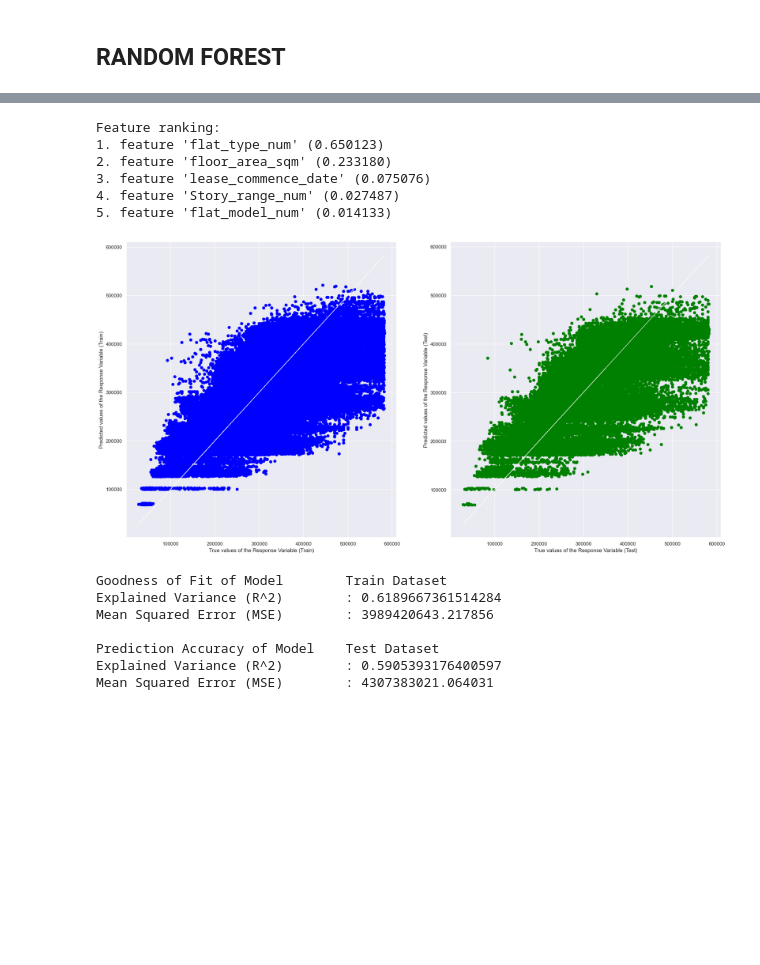
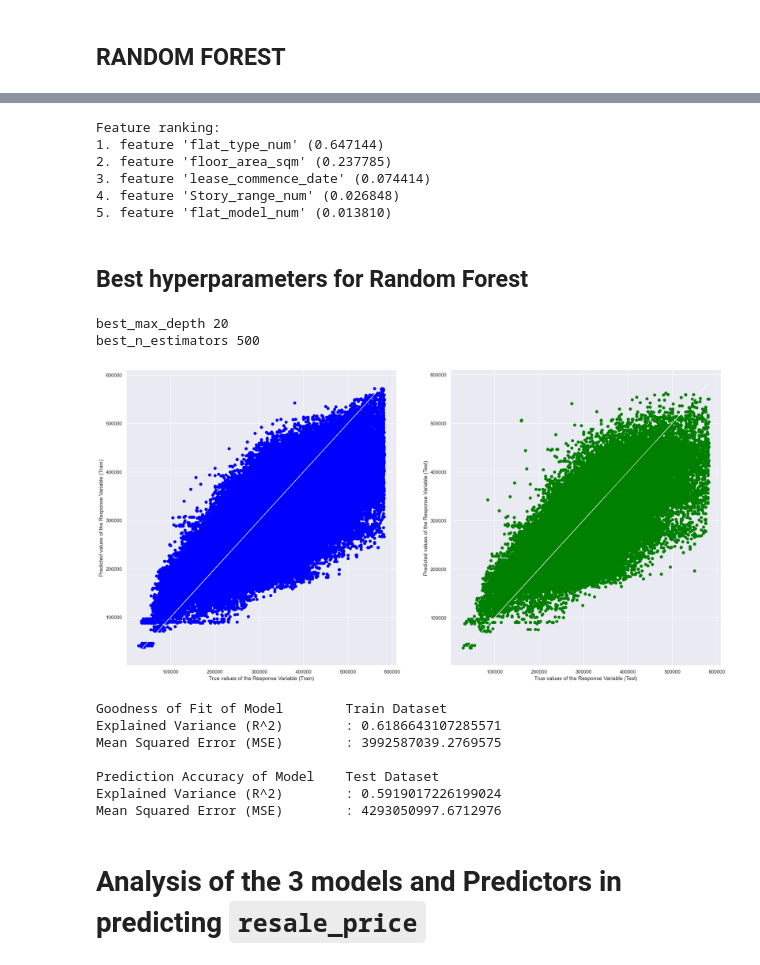
Before and after one commit to shunpingong/SC1015-Project, a Jupyter notebook: Gradient Boosting and Lasso Regression and Random Forest.ipynb, the cells around one changed output, grey strips where cells are left out. Cells and saved outputs as stored; diff of their text form; code cells hidden in the pictures; blank space fills up the shorter version.

```diff
--- a/Gradient Boosting and Lasso Regression and Random Forest.ipynb
+++ b/Gradient Boosting and Lasso Regression and Random Forest.ipynb
@@ -338,7 +371,7 @@ Mean Squared Error (MSE)        : 4474610364.289704
 # %%
 # Import Required Libraries
 from sklearn.ensemble import RandomForestRegressor
-from sklearn.model_selection import train_test_split
+from sklearn.model_selection import train_test_split,GridSearchCV
 
 # Concatenate the numerical and categorical variables
 X = CombinedDataCleaned.iloc[:, 0:5] # get columns 0 to 4
@@ -347,19 +380,36 @@ y = CombinedDataCleaned['resale_price']
 # Split the Dataset into Train and Test Sets
 X_train, X_test, y_train, y_test = train_test_split(X, y, test_size=0.2, random_state=42)
 
-# Define the Random Forest Model and Train It
-rf = RandomForestRegressor(n_estimators=100, random_state=42)
-rf.fit(X_train, y_train)
+# Define hyperparameters to tune
+param_grid = {
+    'max_depth': [5, 10, 20],
+    'n_estimators': [100, 200, 500]
+}
 
-# Predict using the Random Forest model on test data
-y_pred = rf.predict(X_test)
+# Instantiate a Random Forest Regressor model
+rf = RandomForestRegressor(random_state=42)
+
+# Use GridSearchCV to find the best hyperparameters
+grid_search = GridSearchCV(rf, param_grid=param_grid, cv=5, n_jobs=-1, scoring='neg_mean_squared_error')
+grid_search.fit(X_train, y_train)
+
+# Get the best hyperparameters
+best_max_depth = grid_search.best_params_['max_depth']
+best_n_estimators = grid_search.best_params_['n_estimators']
+
+# Fit the Random Forest Regressor model with the best hyperparameters
+rf_best = RandomForestRegressor(max_depth=best_max_depth, n_estimators=best_n_estimators, random_state=42)
+rf_best.fit(X_train, y_train)
+
+# Predict using the Random Forest Regressor model on test data
+y_pred = rf_best.predict(X_test)
 
 # Calculate R-squared and MSE on test data
 r2 = r2_score(y_test, y_pred)
 mse = mean_squared_error(y_test, y_pred)
 
 # Print the Feature Importances
-importances = rf.feature_importances_
+importances = rf_best.feature_importances_
 features = X.columns
 indices = np.argsort(importances)[::-1]
 print("Feature ranking:")
@@ -367,36 +417,44 @@ for f in range(X.shape[1]):
     print("%d. feature '%s' (%f)" % (f + 1, features[indices[f]], importances[indices[f]]))
 # %% [output]
 Feature ranking:
-1. feature 'flat_type_num' (0.650123)
-2. feature 'floor_area_sqm' (0.233180)
-3. feature 'lease_commence_date' (0.075076)
-4. feature 'Story_range_num' (0.027487)
-5. feature 'flat_model_num' (0.014133)
+1. feature 'flat_type_num' (0.647144)
+2. feature 'floor_area_sqm' (0.237785)
+3. feature 'lease_commence_date' (0.074414)
+4. feature 'Story_range_num' (0.026848)
+5. feature 'flat_model_num' (0.013810)
+# %% [markdown]
+## Best hyperparameters for Random Forest
+# %%
+print("best_max_depth",best_max_depth)
+print("best_n_estimators",best_n_estimators)
+# %% [output]
+best_max_depth 20
+best_n_estimators 500
 # %%
 import matplotlib.pyplot as plt
 
 # Predict on training and test data
-y_train_pred = model.predict(X_train)
-y_test_pred = model.predict(X_test)
+y_train_pred = rf_best.predict(X_train)
+y_test_pred = rf_best.predict(X_test)
 
 # Plot the Predictions vs the True values
 f, axes = plt.subplots(1, 2, figsize=(24, 12))
 axes[0].scatter(y_train, y_train_pred, color = "blue")
 axes[0].plot(y_train, y_train, 'w-', linewidth = 1)
 axes[0].set_xlabel("True values of the Response Variable (Train)")
 axes[0].set_ylabel("Predicted values of the Response Variable (Train)")
 axes[1].scatter(y_test, y_test_pred, color = "green")
 axes[1].plot(y_test, y_test, 'w-', linewidth = 1)
 axes[1].set_xlabel("True values of the Response Variable (Test)")
 axes[1].set_ylabel("Predicted values of the Response Variable (Test)")
 plt.show()
 # %% [output]
-[figure, old version]
+[figure, new version]
 # %%
 # Check the Goodness of Fit (on Train Data)
 print("Goodness of Fit of Model \tTrain Dataset")
-print("Explained Variance (R^2) \t:", rf.score(X_train, y_train))
-print("Mean Squared Error (MSE) \t:", mean_squared_error(y_train, rf.predict(X_train)))
+print("Explained Variance (R^2) \t:", rf_best.score(X_train, y_train))
+print("Mean Squared Error (MSE) \t:", mean_squared_error(y_train, rf_best.predict(X_train)))
 print()
 
 # Check the Goodness of Fit (on Test Data)
@@ -406,10 +464,12 @@ print("Mean Squared Error (MSE) \t:", mse)
 print()
 # %% [output]
 Goodness of Fit of Model        Train Dataset
-Explained Variance (R^2)        : 0.6189667361514284
-Mean Squared Error (MSE)        : 3989420643.217856
+Explained Variance (R^2)        : 0.6186643107285571
+Mean Squared Error (MSE)        : 3992587039.2769575
 
 Prediction Accuracy of Model    Test Dataset
-Explained Variance (R^2)        : 0.5905393176400597
-Mean Squared Error (MSE)        : 4307383021.064031
+Explained Variance (R^2)        : 0.5919017226199024
+Mean Squared Error (MSE)        : 4293050997.6712976
+# %% [markdown]
+# Analysis of the 3 models and Predictors in predicting `resale_price`
 # %% [markdown]
```
Also changed, not shown: parts of 6 cells of this notebook.
